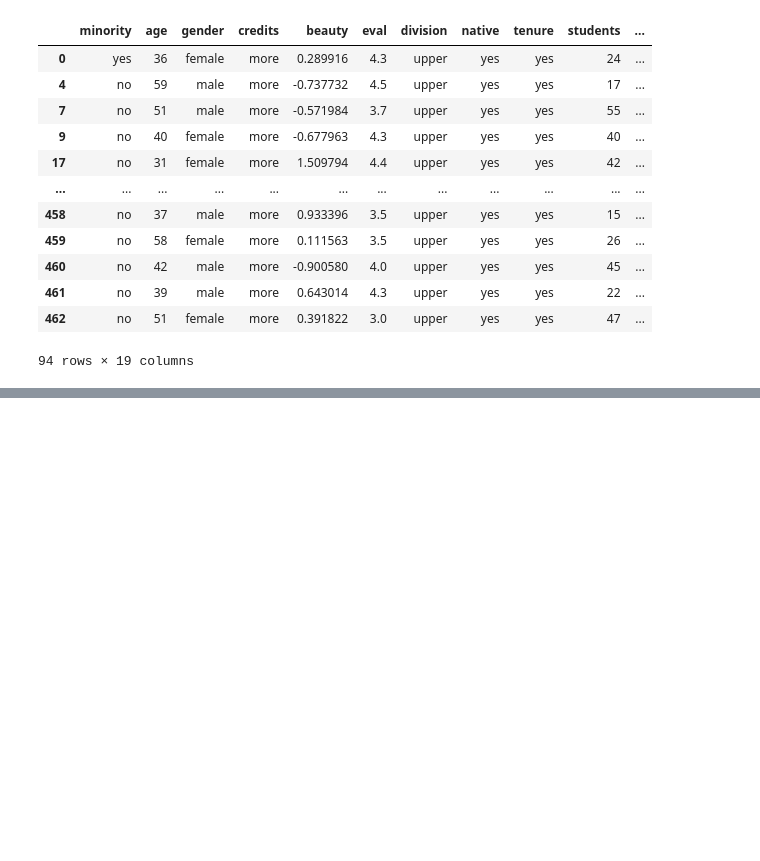
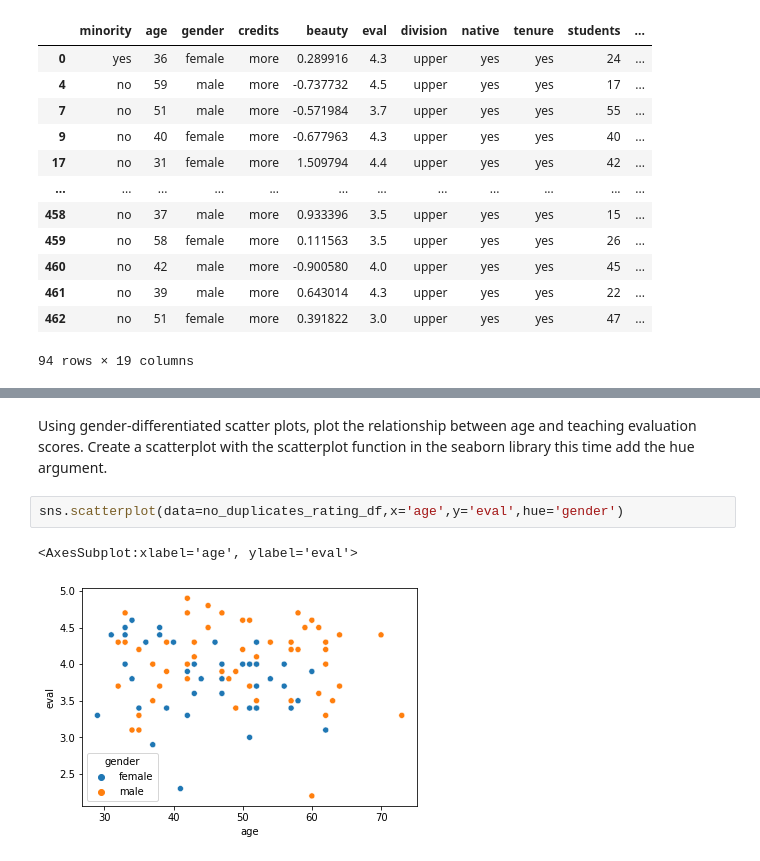
Before and after one commit to venkat2ram/AI_Playground, a Jupyter notebook: Seaborn.ipynb, the cells around one changed output, grey strips where cells are left out. Drawn from its saved outputs; the diff is of its cells as text; blank space fills up the shorter version.

```diff
--- a/Seaborn.ipynb
+++ b/Seaborn.ipynb
@@ -68,0 +110,7 @@ no_duplicates_rating_df
+# %% [markdown]
+Using gender-differentiated scatter plots, plot the relationship between age and teaching evaluation scores. Create a scatterplot with the scatterplot function in the seaborn library this time add the hue argument.
+# %%
+sns.scatterplot(data=no_duplicates_rating_df,x='age',y='eval',hue='gender')
+# %% [output]
+<AxesSubplot:xlabel='age', ylabel='eval'>
+[figure, added]
```
Also changed, not shown: parts of 19 cells of this notebook.
